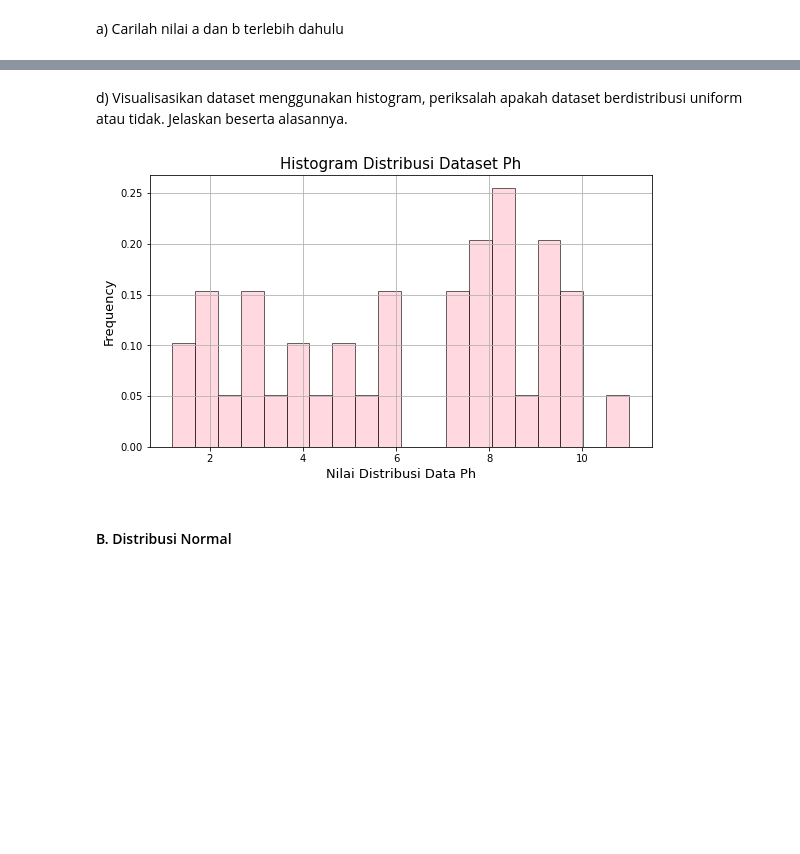
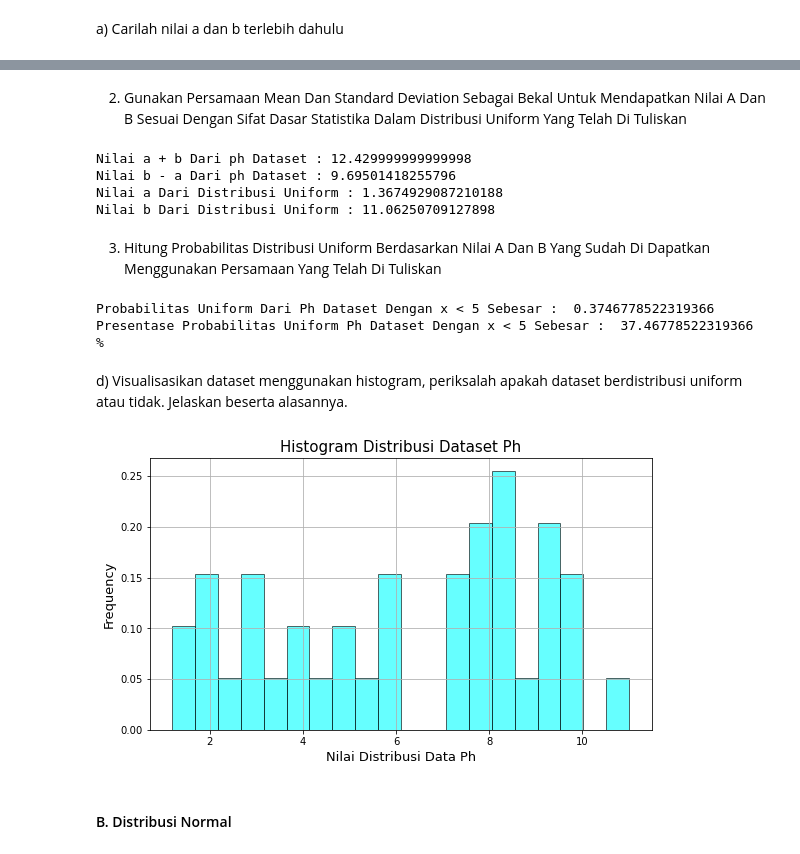
Before and after one commit to arryasatya/EDA_Statistika-Deskriptif-dan-Grouping-Dataset, a Jupyter notebook: 22083010085_Muhammad Aryasatya N_RTM-3.ipynb, the cells around one changed output, grey strips where cells are left out. Cells and saved outputs as stored; diff of their text form; code cells hidden in the pictures; blank space fills up the shorter version.

```diff
--- a/22083010085_Muhammad Aryasatya N_RTM-3.ipynb
+++ b/22083010085_Muhammad Aryasatya N_RTM-3.ipynb
@@ -74,22 +55,61 @@ Presentase Probabilitas Uniform ph Dataset Dengan x < 5: -11.117 %
+# %% [markdown]
+2) Gunakan Persamaan Mean Dan Standard Deviation Sebagai Bekal Untuk
+Mendapatkan Nilai A Dan B Sesuai Dengan Sifat Dasar Statistika Dalam
+Distribusi Uniform Yang Telah Di Tuliskan
+# %%
+a_plus_b = 2 * mean
+print("Nilai a + b Dari ph Dataset :", a_plus_b)
+
+b_min_a = std_dev * (12 ** 0.5)
+print("Nilai b - a Dari ph Dataset :", b_min_a)
+
+a = (a_plus_b - b_min_a) / 2
+print("Nilai a Dari Distribusi Uniform :", a)
+
+b = (a_plus_b + b_min_a) / 2
+print("Nilai b Dari Distribusi Uniform :", b)
+# %% [output]
+Nilai a + b Dari ph Dataset : 12.429999999999998
+Nilai b - a Dari ph Dataset : 9.69501418255796
+Nilai a Dari Distribusi Uniform : 1.3674929087210188
+Nilai b Dari Distribusi Uniform : 11.06250709127898
+# %% [markdown]
+3) Hitung Probabilitas Distribusi Uniform Berdasarkan Nilai A Dan
+B Yang Sudah Di Dapatkan Menggunakan Persamaan Yang Telah Di Tuliskan
+# %%
+#nilai x1 dan x2
+x1 = a
+x2 = 5
+
+# probabilitas uniform x < 5
+prob_uni = (1 / (b - a)) * (x2 - a)
+print("Probabilitas Uniform Dari Ph Dataset Dengan x < 5 Sebesar : ", prob_uni)
+
+# presentase probablitas uniform x < 5
+percent_prob = prob_uni * 100
+print("Presentase Probabilitas Uniform Ph Dataset Dengan x < 5 Sebesar : ", percent_prob, "%")
+# %% [output]
+Probabilitas Uniform Dari Ph Dataset Dengan x < 5 Sebesar :  0.3746778522319366
+Presentase Probabilitas Uniform Ph Dataset Dengan x < 5 Sebesar :  37.46778522319366 %
 # %% [markdown]
 d) Visualisasikan dataset menggunakan histogram, periksalah apakah dataset
 berdistribusi uniform atau tidak. Jelaskan beserta alasannya.
 # %%
 import matplotlib.pyplot as plt
 
 #visualisasi histogram dataset ph.csv
 data_ph = ph["x"]
 
 plt.figure(figsize = (9, 5))
-plt.hist(data_ph, bins = 20, density = True, color = "pink", alpha = 0.6, edgecolor = "black")
+plt.hist(data_ph, bins = 20, density = True, color = "cyan", alpha = 0.6, edgecolor = "black")
 plt.title("Histogram Distribusi Dataset Ph", size = 15, color = "black")
 plt.xlabel("Nilai Distribusi Data Ph", size = 13, color = "black")
 plt.ylabel("Frequency", size = 13, color = "black")
 plt.grid(True)
 
 plt.show()
 # %% [output]
-[figure, old version]
+[figure, new version]
 # %% [markdown]
 #### B. Distribusi Normal
 # %%
```
Also changed, not shown: parts of 20 cells of this notebook, 1 other file.
